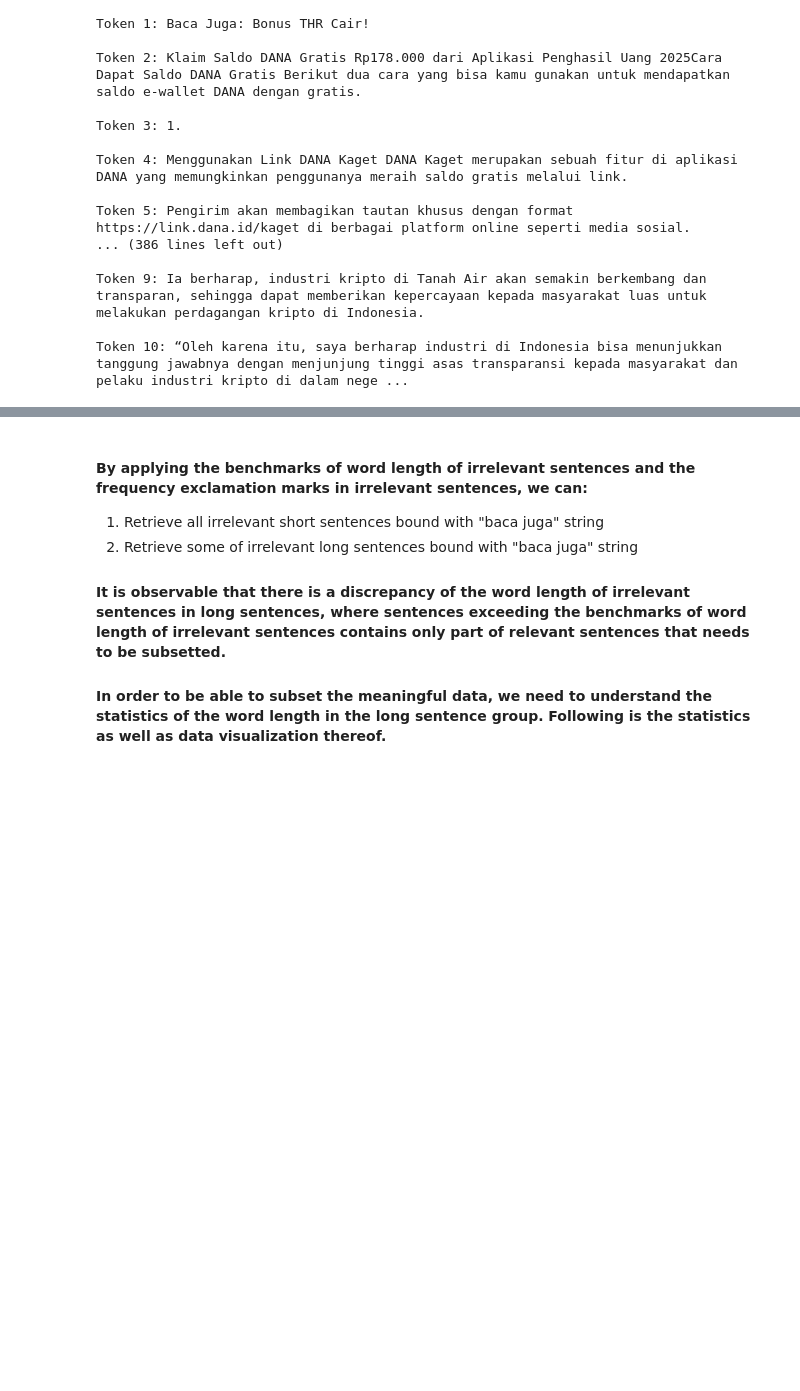
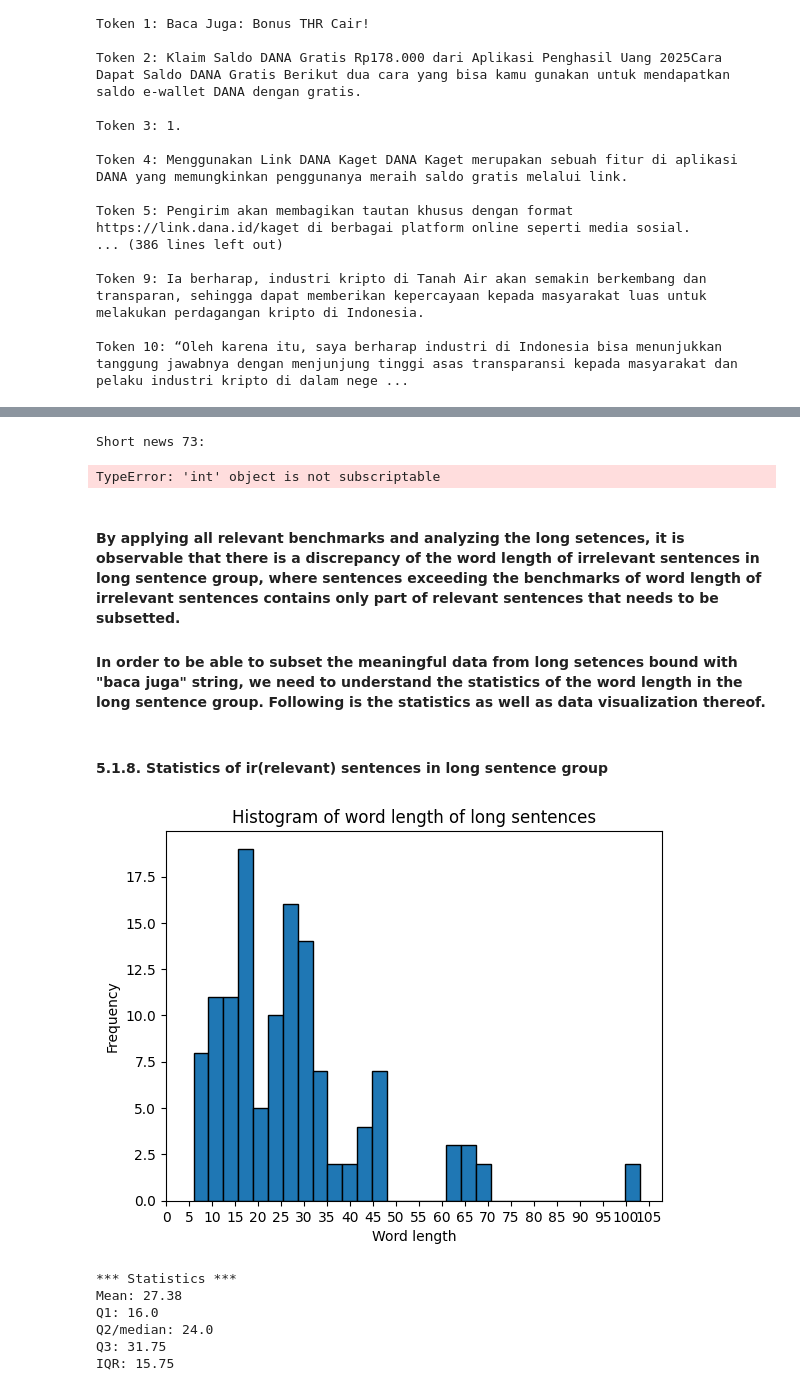
Before and after one commit to alanindra/baca-juga-cleaner, a Jupyter notebook: analysis.ipynb, the cells around one changed output, grey strips where cells are left out. Cells and saved outputs as stored; diff of their text form; code cells hidden in the pictures; blank space fills up the shorter version.

```diff
--- a/analysis.ipynb
+++ b/analysis.ipynb
@@ -644,8 +679,51 @@ News 20: Cairkan Link DANA Kaget Berisi Amplop Saldo Gratis Rp 165.000, Sikat La
+# %%
+short_news_ids = random.sample(list(news_token_short.keys()), k=min(5, len(news_token_short)))
+
+for news_id in short_news_ids:
+    print(f"Short news {news_id}:")
+
+    sentences = news_token_short[news_id]
+    for n, (sentence_id, content) in enumerate(sentences.items(), start=1):
+        print(f"  Sentence {n}: {content['text']} ({content['length']} words)")
+    print()
+# %% [output]
+Short news 73:
+TypeError: 'int' object is not subscriptable
 # %% [markdown]
-#### By applying the benchmarks of word length of irrelevant sentences and the frequency exclamation marks in irrelevant sentences, we can:
-1. Retrieve all irrelevant short sentences bound with "baca juga" string
-2. Retrieve some of irrelevant long sentences bound with "baca juga" string
+#### By applying all relevant benchmarks and analyzing the long setences, it is observable that there is a discrepancy of the word length of irrelevant sentences in long sentence group, where sentences exceeding the benchmarks of word length of irrelevant sentences contains only part of relevant sentences that needs to be subsetted.
 
-#### It is observable that there is a discrepancy of the word length of irrelevant sentences in long sentences, where sentences exceeding the benchmarks of word length of irrelevant sentences contains only part of relevant sentences that needs to be subsetted.
-
-#### In order to be able to subset the meaningful data, we need to understand the statistics of the word length in the long sentence group. Following is the statistics as well as data visualization thereof.
+#### In order to be able to subset the meaningful data from long setences bound with "baca juga" string, we need to understand the statistics of the word length in the long sentence group. Following is the statistics as well as data visualization thereof.
+# %% [markdown]
+#### 5.1.8. Statistics of ir(relevant) sentences in long sentence group
+# %%
+token_len_value =  [list(inner_dict.values())[0] for inner_dict in news_token_long_len.values()]
+
+plt.hist(token_len_value, bins=30, edgecolor='black')
+plt.title('Histogram of word length of long sentences')
+plt.xlabel('Word length')
+plt.ylabel('Frequency')
+plt.xticks(range(0, max(token_len_value)+5, 5))
+plt.show()
+
+mean = round(np.mean(token_len_value), 2)
+q1 = np.percentile(token_len_value, 25)
+q2 = np.percentile(token_len_value, 50)
+q3 = np.percentile(token_len_value, 75)
+iqr = q3-q1
+lowerbound = q1 - 1.5 * iqr
+upperbound = q3 + 1.5 * iqr
+
+print(f"*** Statistics ***")
+print(f"Mean: {mean}")
+print(f"Q1: {q1}")
+print(f"Q2/median: {q2}")
+print(f"Q3: {q3}")
+print(f"IQR: {iqr}")
+# %% [output]
+[figure, added]
+*** Statistics ***
+Mean: 27.38
+Q1: 16.0
+Q2/median: 24.0
+Q3: 31.75
+IQR: 15.75
```
Also changed, not shown: parts of 4 cells of this notebook.
